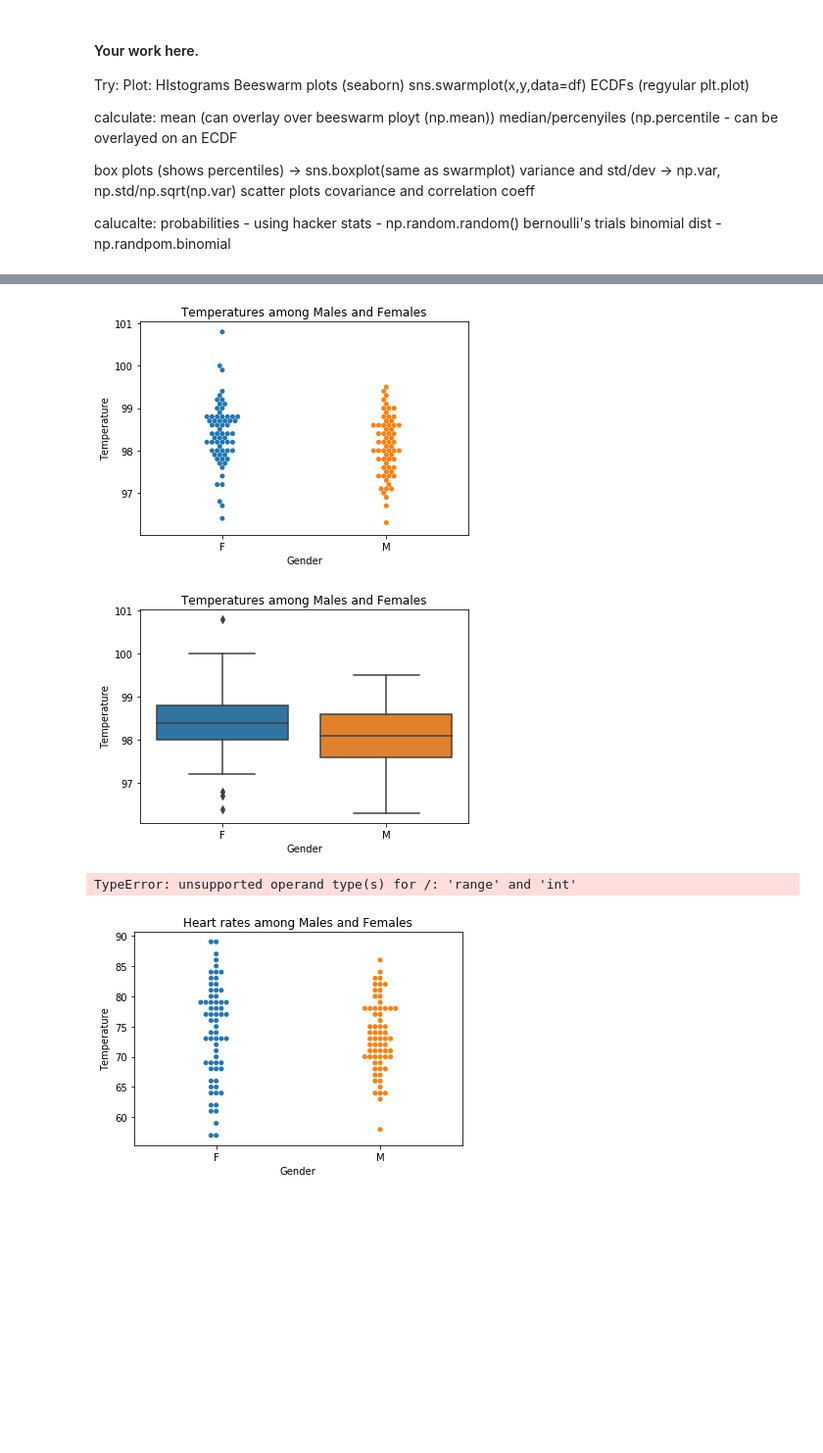
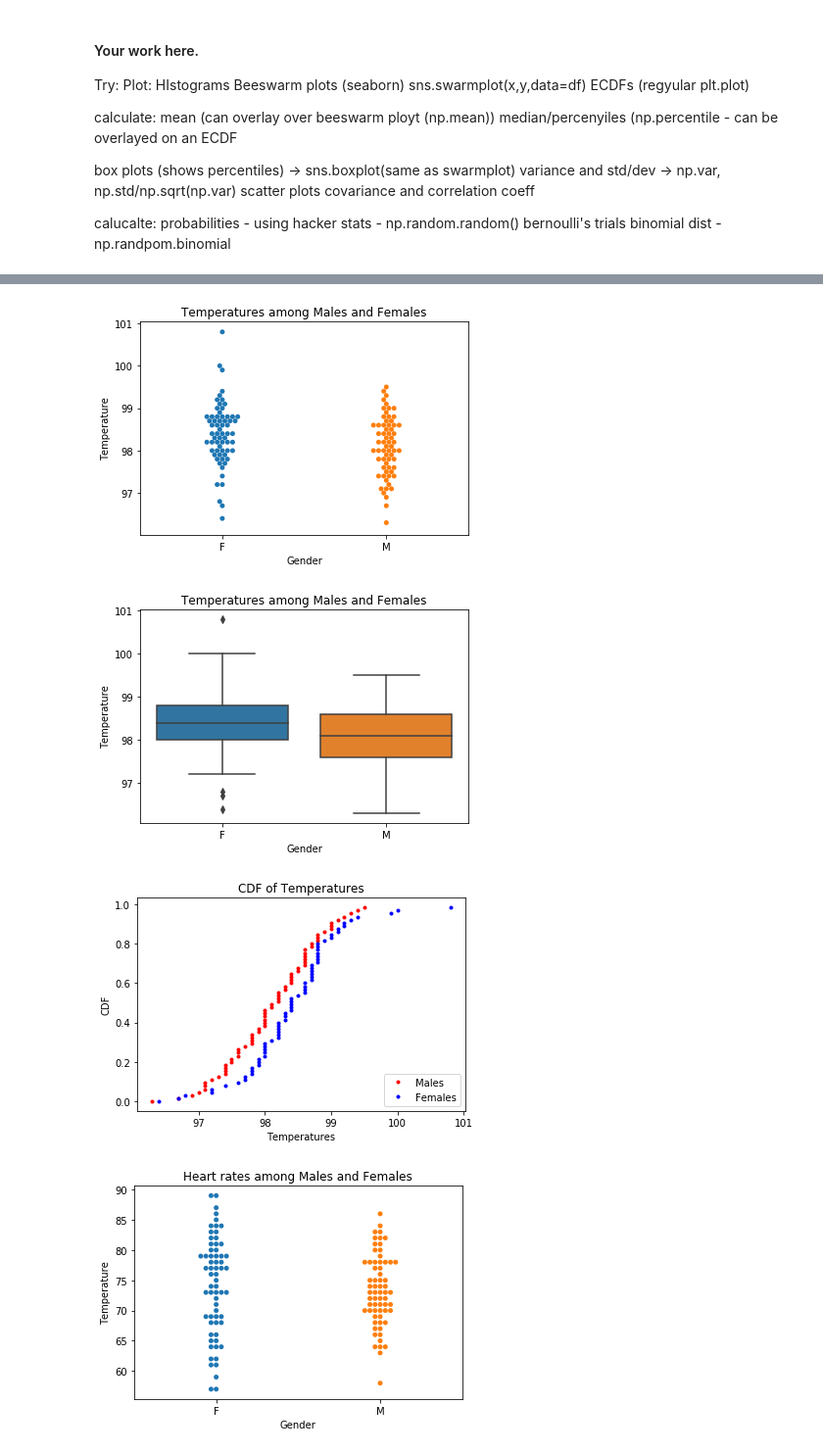
Before and after one commit to harsha-nilakantan/Springboard, a Jupyter notebook: 6.2 Exploratory Data Analysis/1. Project - Human Body Temperature Using EDA/sliderule_dsi_inferential_statistics_exercise_1.ipynb, the cells around one changed output, grey strips where cells are left out. Shown at 98% size. Saved outputs shown, nothing was run; the diff lists cells and outputs as text; code cells hidden in the pictures; blank space fills up the shorter version.

```diff
--- a/6.2 Exploratory Data Analysis/1. Project - Human Body Temperature Using EDA/sliderule_dsi_inferential_statistics_exercise_1.ipynb
+++ b/6.2 Exploratory Data Analysis/1. Project - Human Body Temperature Using EDA/sliderule_dsi_inferential_statistics_exercise_1.ipynb
@@ -119,28 +137,33 @@ _ = df.hist()
 # %%
 _ = sns.swarmplot(df['gender'], df['temperature'])
 _ = plt.xlabel('Gender')
 _ = plt.ylabel('Temperature')
 _ = plt.title('Temperatures among Males and Females')
 plt.show()
 
 _ = sns.boxplot(df['gender'], df['temperature'])
 _ = plt.xlabel('Gender')
 _ = plt.ylabel('Temperature')
 _ = plt.title('Temperatures among Males and Females')
 plt.show()
 
-x_vals = np.sort(df['temperature'])
-y_vals = range(0,130)/len(x_vals)
+x_valsm = np.sort(df.temperature[df['gender'] == 'M'])
+y_valsm = np.arange(0,len(x_valsm))/len(x_valsm)
 
-_ = plt.plot(x_vals, y_vals, marker='.', linestyle = 'none')
+x_valsf = np.sort(df.temperature[df['gender'] == 'F'])
+y_valsf = np.arange(0,len(x_valsf))/len(x_valsf)
+
+_ = plt.plot(x_valsm, y_valsm, marker='.', linestyle = 'none', color='red')
+_ = plt.plot(x_valsf, y_valsf, marker='.', linestyle = 'none', color='blue')
 _ = plt.xlabel('Temperatures')
 _ = plt.ylabel('CDF')
-_ = plt.title('CDF of Temperatures (mixed)')
+_ = plt.legend(('Males', 'Females'), loc='lower right')
+_ = plt.title('CDF of Temperatures')
 plt.show()
 # %% [output]
 [figure]
 [figure]
-TypeError: unsupported operand type(s) for /: 'range' and 'int'
+[figure, added]
 # %%
 _ = sns.swarmplot(df['gender'], df['heart_rate'])
 _ = plt.xlabel('Gender')
```
Also changed, not shown: parts of 4 cells of this notebook.
